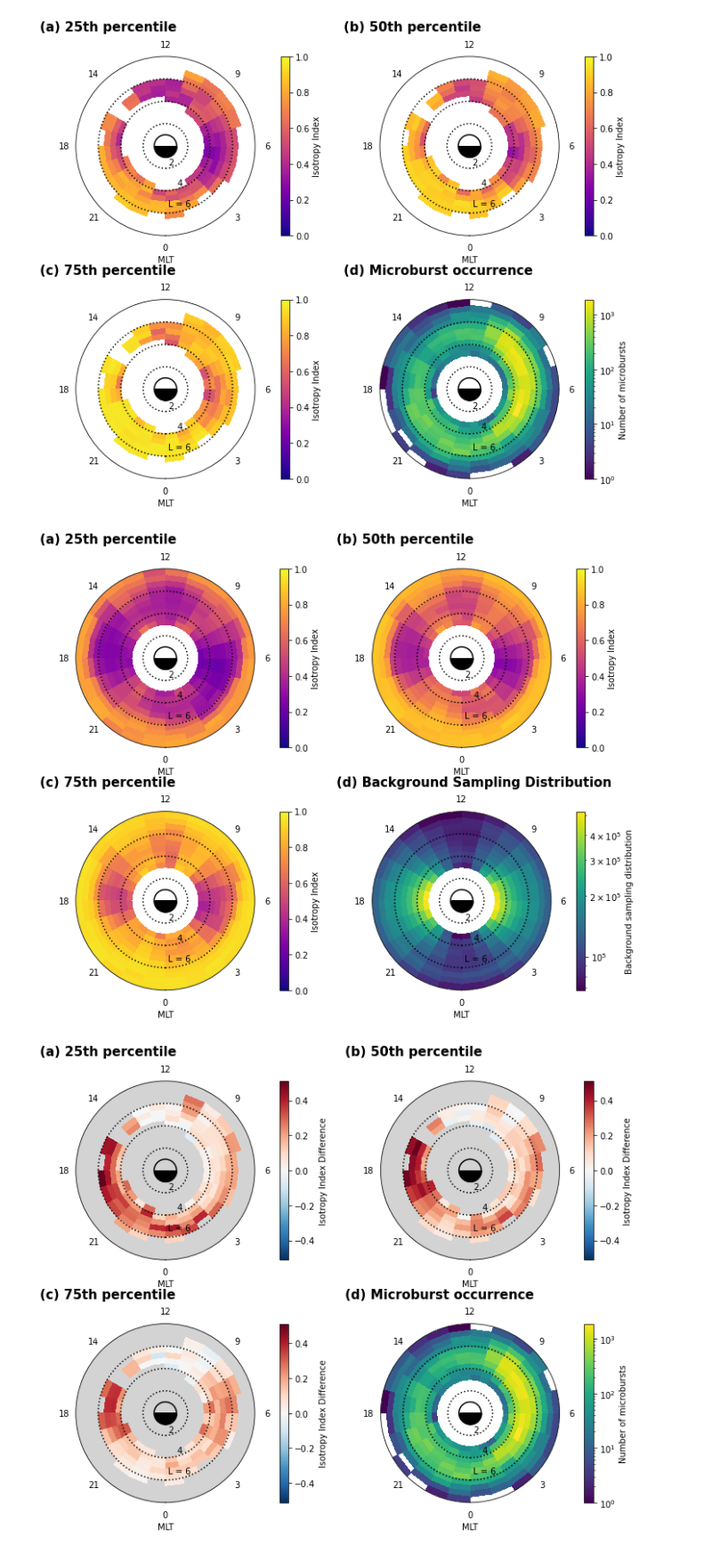
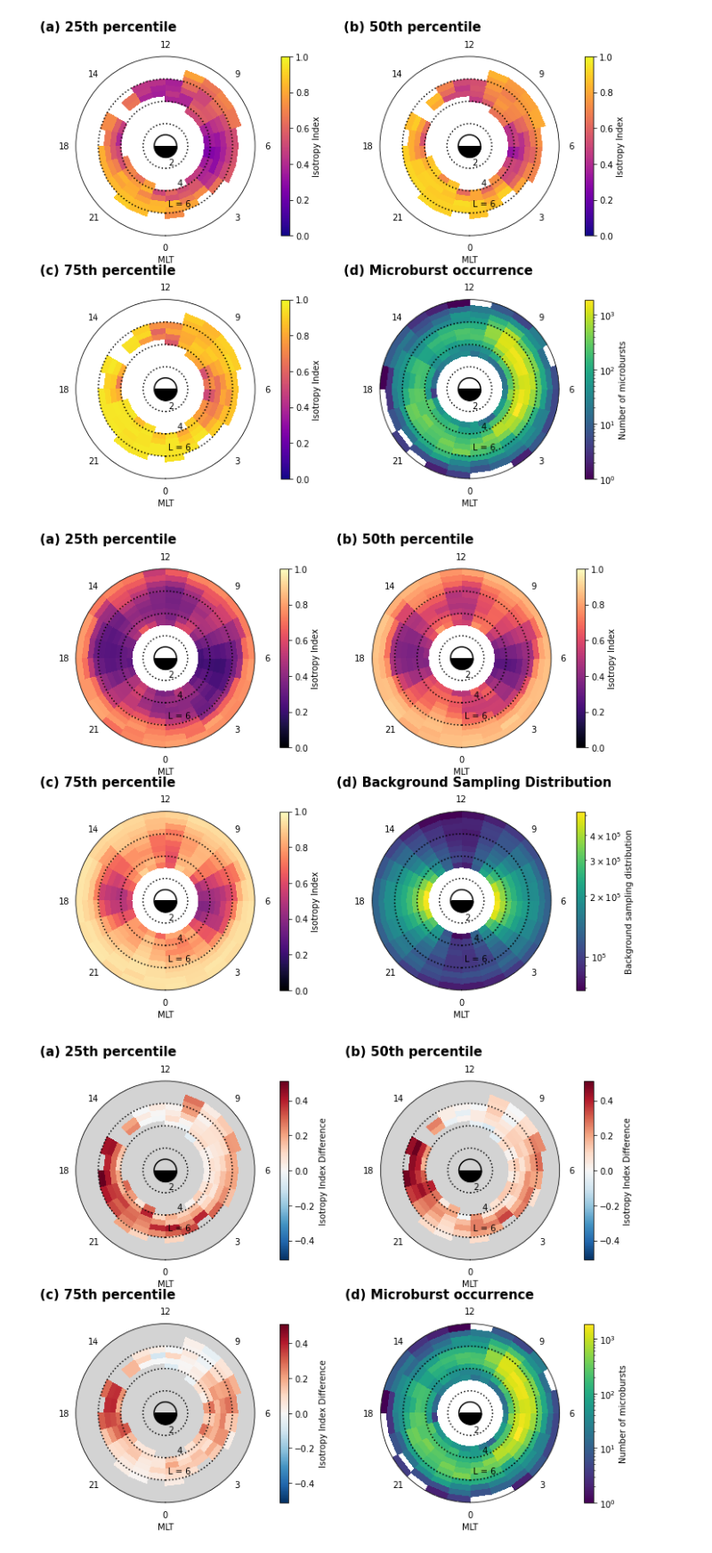
Before and after one commit to conradmr98/lasp-microburst-research, a Jupyter notebook: sampexlib/SAMPEX/iso_vs_MLT-LShell_dial_plots.ipynb, the cells around one changed output. Shown at 89% size. Cells and saved outputs as stored; diff of their text form; code cells hidden in the pictures.

```diff
--- a/sampexlib/SAMPEX/iso_vs_MLT-LShell_dial_plots.ipynb
+++ b/sampexlib/SAMPEX/iso_vs_MLT-LShell_dial_plots.ipynb
@@ -147,7 +147,7 @@ print(np.nanmin(H_LvMLT_BG))
 # %%
 # create MB iso vs MLT/LShell dial plot
 # choose colorbar
-cmap = 'plasma'
+cmap = 'magma'
 
 # create empty histogram
 H_isoavgs_MB = np.nan*np.zeros((len(MLT_bins), len(L_bins), len(percentiles)))
@@ -198,7 +198,7 @@ plt.show()
 # %%
 # create BG iso vs MLT/LShell dial plot
 # choose colorbar
-cmap = 'plasma'
+cmap = 'magma'
 
 # create empty histogram
 H_isoavgs_BG = np.nan*np.zeros((len(MLT_bins), len(L_bins), len(percentiles)))
@@ -218,34 +218,34 @@ fig = plt.figure(figsize=(10, 8))
 ax = [plt.subplot(2, 2, i, projection='polar') for i in range(1, 5)]
 
 for i, ax_i in enumerate(ax[:-1]):
     d = Dial(ax_i, MLT_bins, L_bins, H_isoavgs_BG[:, :, i])
     d.draw_dial(L_labels=L_labels,
             mesh_kwargs={'cmap':cmap, 'vmin': 0, 'vmax': 1},
             colorbar_kwargs={'label':f'Isotropy Index', 'pad':0.1})
     annotate_str = f'({string.ascii_lowercase[i]}) {percentiles[i]}th percentile'
     ax_i.text(-0.2, 1.2, annotate_str, va='top', transform=ax_i.transAxes,
             weight='bold', fontsize=15)
 
 # choose colorbar
 cmap = 'viridis'
 
 # plot BG sampling distribution histogram
 d4 = Dial(ax[-1], MLT_bins, L_bins, H_LvMLT_BG)
 d4.draw_dial(L_labels=L_labels,
             mesh_kwargs={'norm':matplotlib.colors.LogNorm(), 'cmap':cmap},
             colorbar_kwargs={'label':'Background sampling distribution', 'pad':0.1})
 annotate_str = f'({string.ascii_lowercase[len(ax)-1]}) Background Sampling Distribution'
 ax[-1].text(-0.2, 1.2, annotate_str, va='top', transform=ax[-1].transAxes,
             weight='bold', fontsize=15)
 
 for ax_i, label_i in zip(ax, string.ascii_lowercase):
     annotate_str = f'({label_i})'
     ax_i.text(0, 1, annotate_str, va='top', color='white', weight='bold',
                 transform=ax_i.transAxes, fontsize=20)
 plt.tight_layout()
 plt.show()
 # %% [output]
-[figure, old version]
+[figure, new version]
 # %%
 # choose colorbar
 cmap = 'RdBu_r'
```
Also changed, not shown: parts of 2 cells of this notebook, 5 other files.
